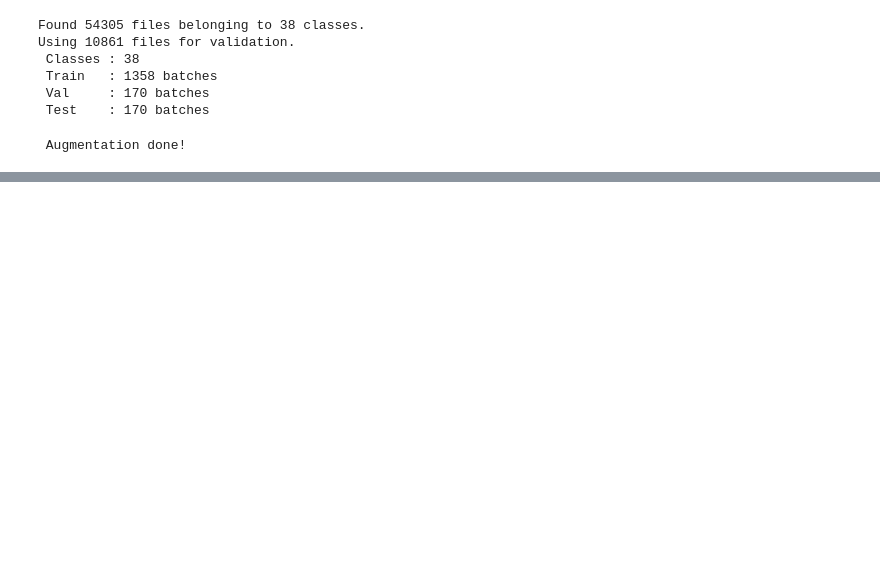
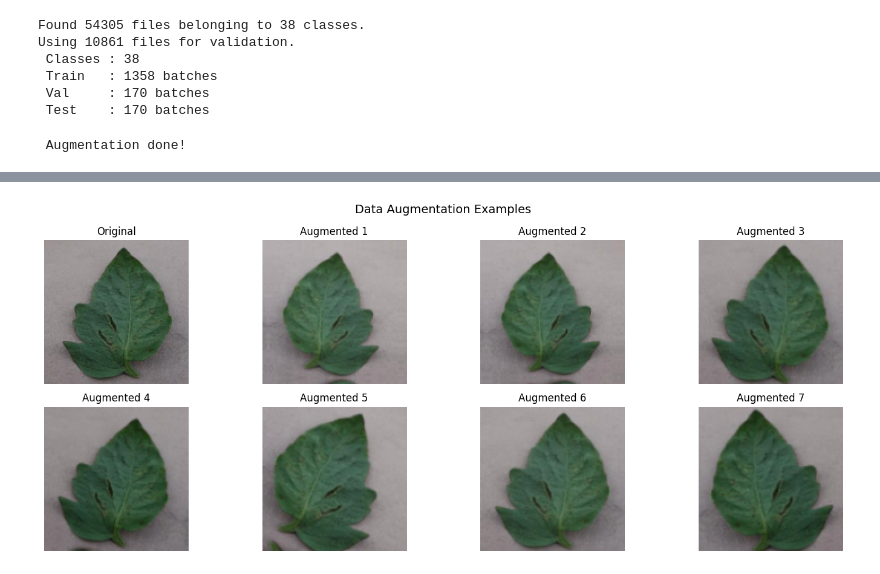
Before and after one commit to tmadulanjaya/Smart_Agriculture--Plant_Disease_Detection, a Jupyter notebook: smart-agriculture.ipynb, the cells around one changed output, grey strips where cells are left out. Cells and saved outputs as stored; diff of their text form; code cells hidden in the pictures; blank space fills up the shorter version.

```diff
--- a/smart-agriculture.ipynb
+++ b/smart-agriculture.ipynb
@@ -269,0 +169,28 @@ Restoring model weights from the end of the best epoch: 20.
+# %%
+sample_class = classes[28]
+sample_path = os.path.join(DATA_DIR, sample_class)
+img_file = os.listdir(sample_path)[0]
+img = cv2.imread(os.path.join(sample_path, img_file))
+img_rgb = cv2.cvtColor(img, cv2.COLOR_BGR2RGB)
+img_resized = cv2.resize(img_rgb, (128, 128))
+img_tensor = tf.cast(img_resized, tf.float32)
+
+plt.figure(figsize=(15, 6))
+plt.subplot(2, 4, 1)
+plt.imshow(img_resized)
+plt.title("Original")
+plt.axis("off")
+
+for i in range(1, 8):
+    aug_img = augmentation(tf.expand_dims(img_tensor, 0), training=True)
+    aug_img = (aug_img[0].numpy() / 255.0).clip(0, 1)
+    plt.subplot(2, 4, i+1)
+    plt.imshow(aug_img)
+    plt.title(f"Augmented {i}")
+    plt.axis("off")
+
+plt.suptitle("Data Augmentation Examples", fontsize=14)
+plt.tight_layout()
+plt.show()
+# %% [output]
+[figure, added]
```
Also changed, not shown: parts of 6 cells of this notebook.
